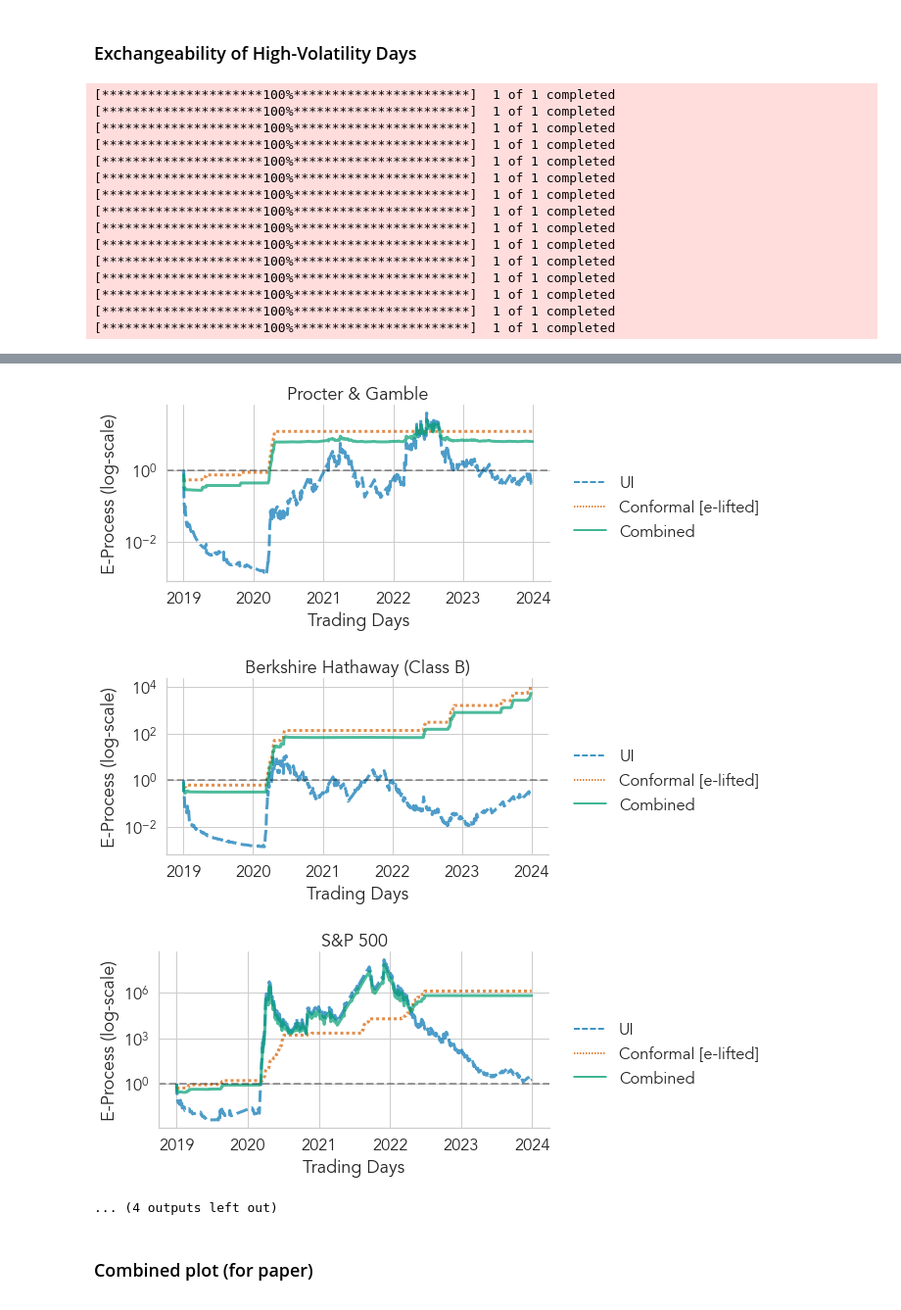
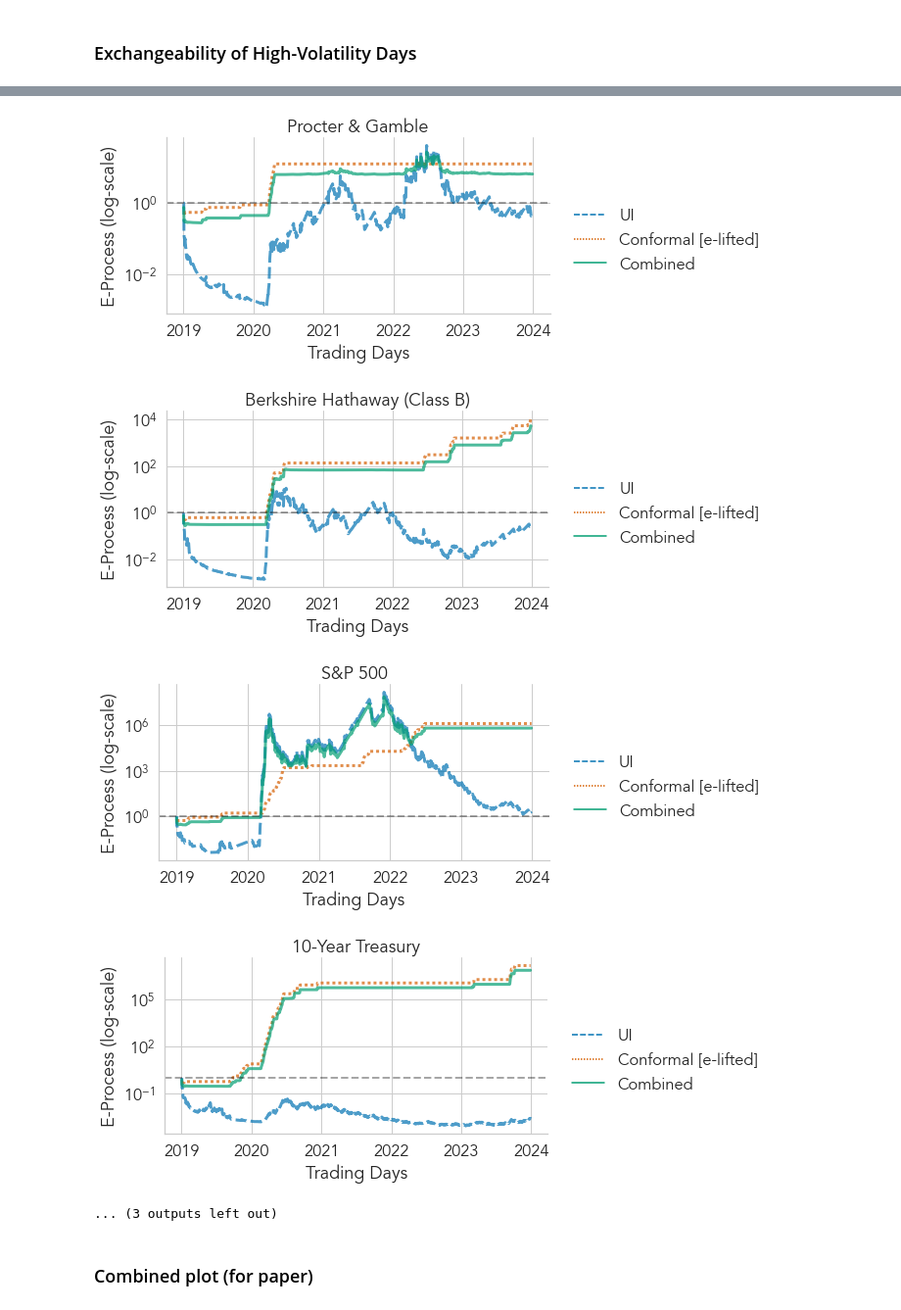
Before and after one commit to yjchoe/CombiningEvidenceAcrossFiltrations, a Jupyter notebook: nb_stock_parity_highvoldays.ipynb, the cells around one changed output, grey strips where cells are left out. Shown at 98% size. Saved outputs shown, nothing was run; the diff lists cells and outputs as text; code cells hidden in the pictures.

```diff
--- a/nb_stock_parity_highvoldays.ipynb
+++ b/nb_stock_parity_highvoldays.ipynb
@@ -151,9 +150,9 @@ highlight_tickers = ["^GSPC", "AMZN", "NKE", "USDCNY=X"]
 # %%
 highlight_df = pd.DataFrame()
 for ticker in tickers:
-    # data = pd.read_csv(os.path.join(DATA_DIR, f'{ticker}.csv'), index_col=0, parse_dates=True)
-    data = ec.data.stock_parity.compute_log_returns_and_parity(
-        ticker, start=INIT_DATE, end=END_DATE, save_dir=DATA_DIR)
+    data = pd.read_csv(os.path.join(DATA_DIR, f'{ticker}.csv'), index_col=0, parse_dates=True)
+    # data = ec.data.stock_parity.compute_log_returns_and_parity(
+    #     ticker, start=INIT_DATE, end=END_DATE, save_dir=DATA_DIR)
     # for volatility test
     # default: absolute log-returns
     threshold = data.loc[data.index < START_DATE, "Volatility"].quantile(HIGH_QUANTILE)
@@ -184,49 +183,35 @@ for ticker in tickers:
         # title=f"H0: Exchangeability of High-Volatility Days for {ticker}",
         linewidth=3,
     )
     fg.ax.set_xlabel("Trading Days")
     # remove legend title
     fg._legend.set_title(None)
     fg.tight_layout()
     fg.savefig(os.path.join(plots_dir, f"EProcessHighVolatility{ticker}.pdf"))
     fg.savefig(os.path.join(plots_dir, f"EProcessHighVolatility{ticker}.png"), dpi=350)
 
     # save highlight data for later
     if ticker in highlight_tickers:
         eprocesses_df = pd.DataFrame(eprocesses_dict)
         eprocesses_df["Ticker"] = ticker
         eprocesses_df["Date"] = x_df.index
         highlight_df = pd.concat([highlight_df, eprocesses_df], axis=0)
 
 highlight_df = highlight_df.melt(id_vars=["Date", "Ticker"], var_name="Method", value_name="E-Process")
 # %% [output]
-[*********************100%***********************]  1 of 1 completed
-[*********************100%***********************]  1 of 1 completed
-[*********************100%***********************]  1 of 1 completed
-[*********************100%***********************]  1 of 1 completed
-[*********************100%***********************]  1 of 1 completed
-[*********************100%***********************]  1 of 1 completed
-[*********************100%***********************]  1 of 1 completed
-[*********************100%***********************]  1 of 1 completed
-[*********************100%***********************]  1 of 1 completed
-[*********************100%***********************]  1 of 1 completed
-[*********************100%***********************]  1 of 1 completed
-[*********************100%***********************]  1 of 1 completed
-[*********************100%***********************]  1 of 1 completed
-[*********************100%***********************]  1 of 1 completed
-[*********************100%***********************]  1 of 1 completed
 [figure]
 [figure]
 [figure]
 [figure]
 [figure]
 [figure]
 [figure]
 [figure]
 [figure]
 [figure]
 [figure]
-... (4 outputs left out)
+[figure, added]
+... (3 outputs left out)
 # %% [markdown]
 ### Combined plot (for paper)
 # %%
```
Also changed, not shown: parts of 3 cells of this notebook, 4 other files.
